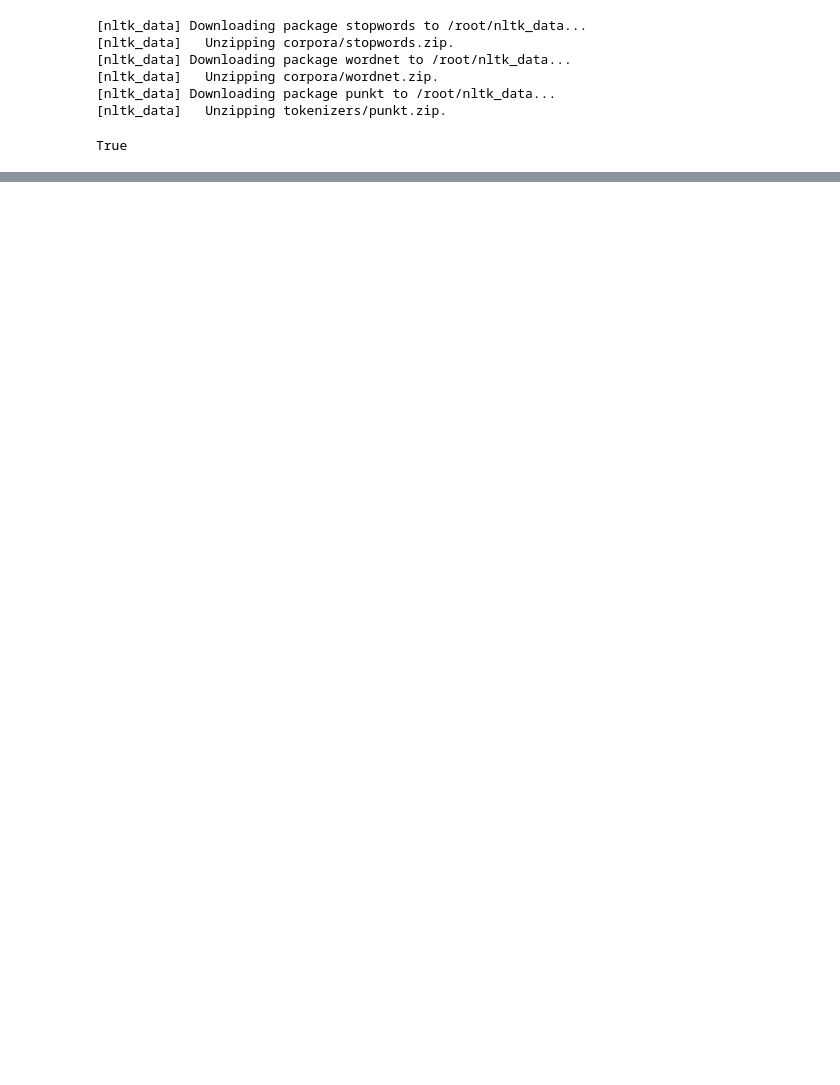
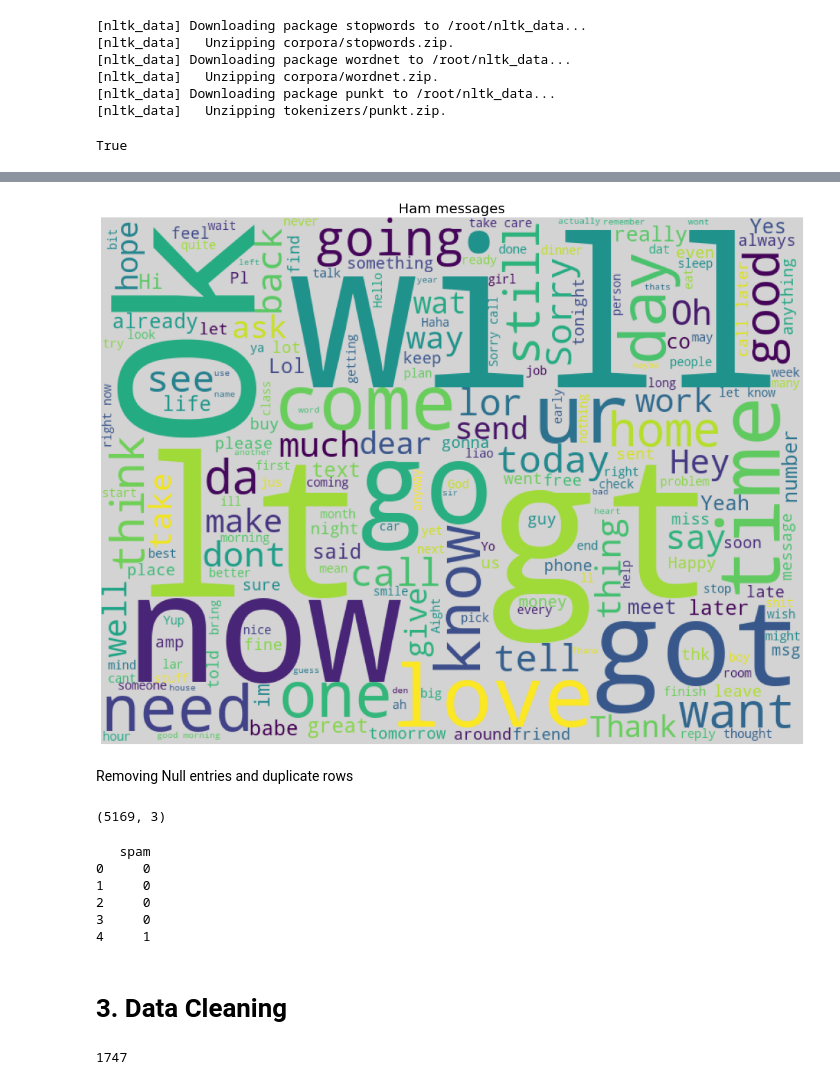
Before and after one commit to bridgecrew-perf7/Spam-Classification-with-Deployment, a Jupyter notebook: Spam_Classifier.ipynb, the cells around one changed output, grey strips where cells are left out. Saved outputs shown, nothing was run; the diff lists cells and outputs as text; code cells hidden in the pictures; blank space fills up the shorter version.

```diff
--- a/Spam_Classifier.ipynb
+++ b/Spam_Classifier.ipynb
@@ -125,0 +161,49 @@ joblib.dump(cv,'countvector.pkl')
+# %%
+text = ' '.join(hams['v2'].astype(str).tolist())
+stop = set(wordcloud.STOPWORDS)
+
+fig_wordcloud = wordcloud.WordCloud(stopwords=stop,background_color='lightgrey',
+                    colormap='viridis', width=800, height=600).generate(text)
+
+plt.figure(figsize=(20,14), frameon=True)
+plt.imshow(fig_wordcloud)
+plt.axis('off')
+plt.title('Ham messages', fontsize=20 )
+plt.savefig('wordcloud2.png',dpi=400,bbox_inches='tight')
+plt.show()
+# %% [output]
+[figure, added]
+# %% [markdown]
+Removing Null entries and duplicate rows
+# %%
+dataset.dropna(inplace=True)
+dataset.drop_duplicates(inplace=True)
+dataset.reset_index(inplace=True)
+dataset.shape
+# %% [output]
+(5169, 3)
+# %%
+X=data['v2']
+y=data['v1']
+
+y=pd.get_dummies(y,drop_first=True)
+print(y.head())
+# %% [output]
+   spam
+0     0
+1     0
+2     0
+3     0
+4     1
+# %% [markdown]
+# 3. Data Cleaning
+# %%
+#stopwords of english language
+stopword=set(stopwords.words('english'))
+
+lematizer=WordNetLemmatizer()
+
+n,=X.shape
+n
+# %% [output]
+1747
```
Also changed, not shown: parts of 50 cells of this notebook.
